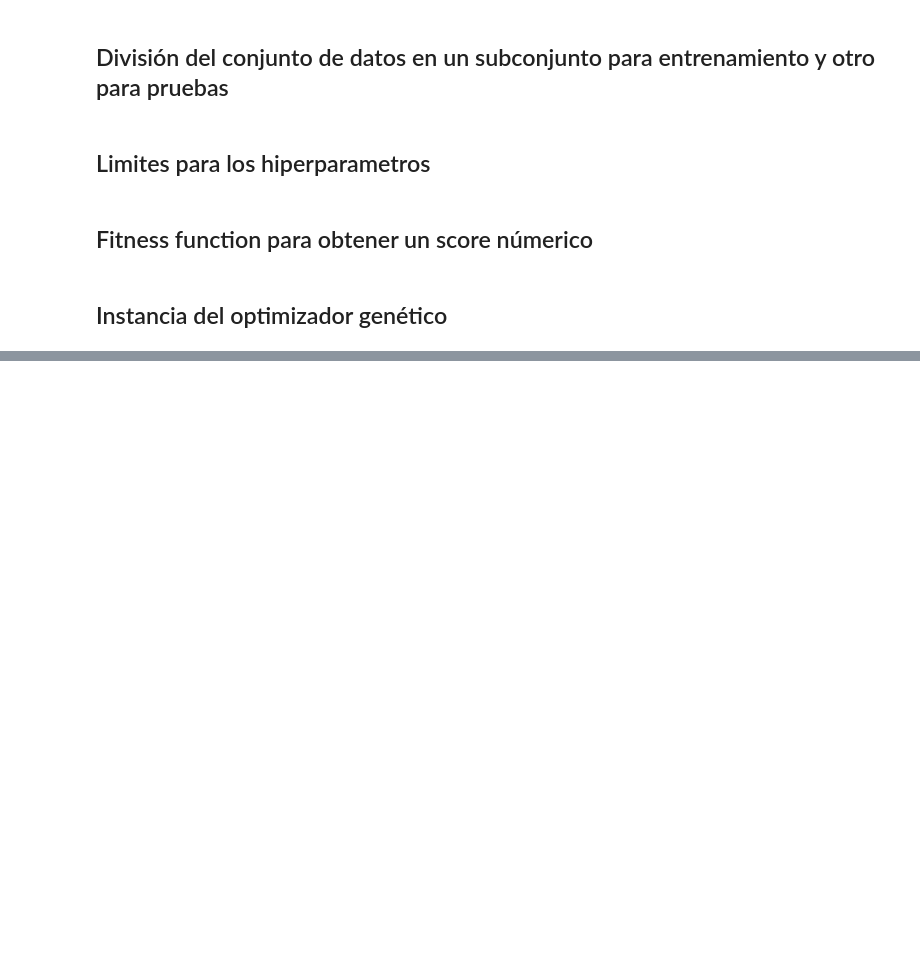
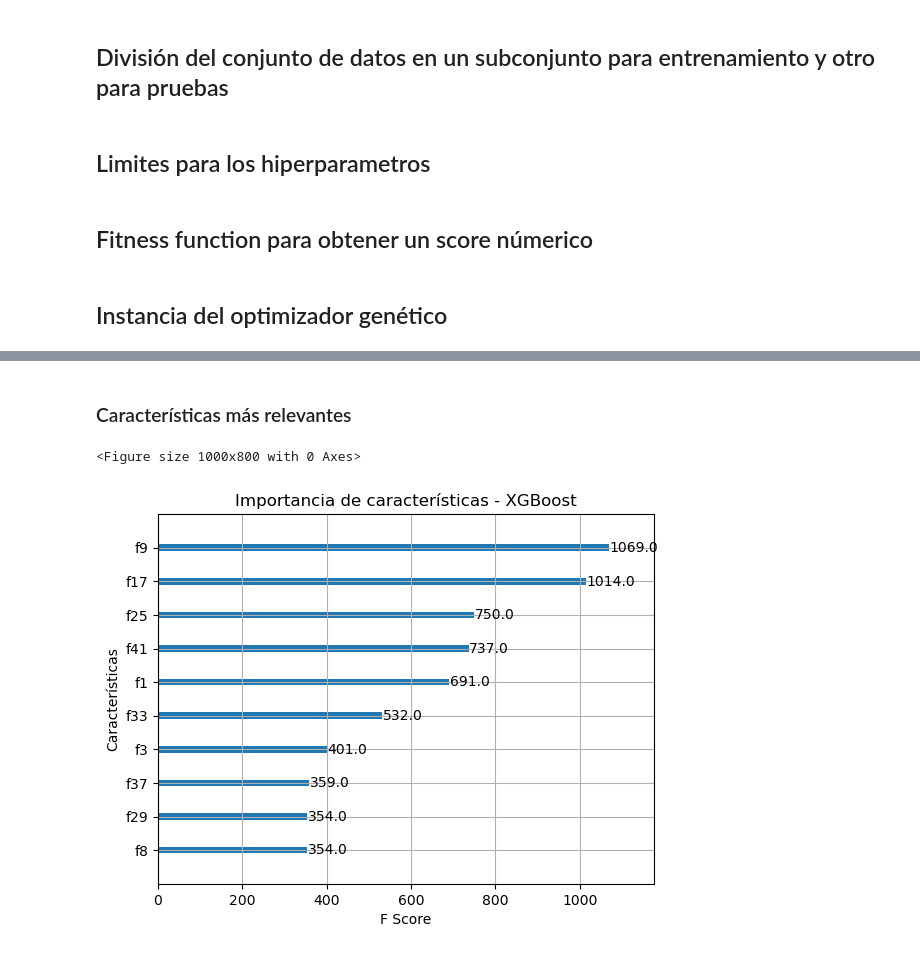
Before and after one commit to TheDeloz-v2/HyperOptGA, a Jupyter notebook: xgboost.ipynb, the cells around one changed output, grey strips where cells are left out. Saved outputs shown, nothing was run; the diff lists cells and outputs as text; code cells hidden in the pictures; blank space fills up the shorter version.

```diff
--- a/xgboost.ipynb
+++ b/xgboost.ipynb
@@ -162,0 +180,12 @@ plt.show()
+# %% [markdown]
+### Características más relevantes
+# %%
+plt.figure(figsize=(10, 8))
+plot_importance(classifier, importance_type='weight', max_num_features=10)
+plt.title("Importancia de características - XGBoost")
+plt.xlabel("F Score")
+plt.ylabel("Características")
+plt.show()
+# %% [output]
+<Figure size 1000x800 with 0 Axes>
+[figure, added]
```
Also changed, not shown: parts of 20 cells of this notebook.
